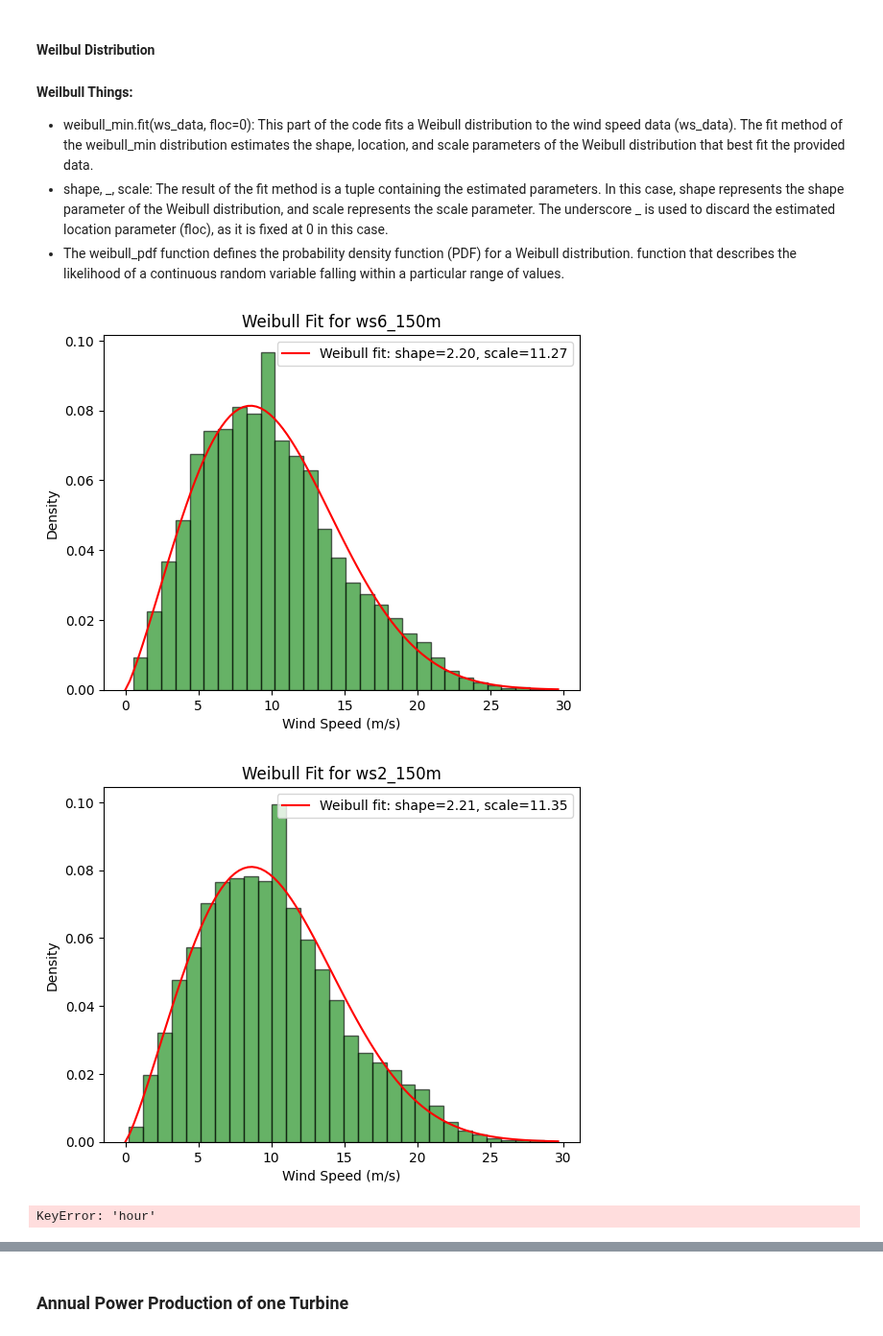
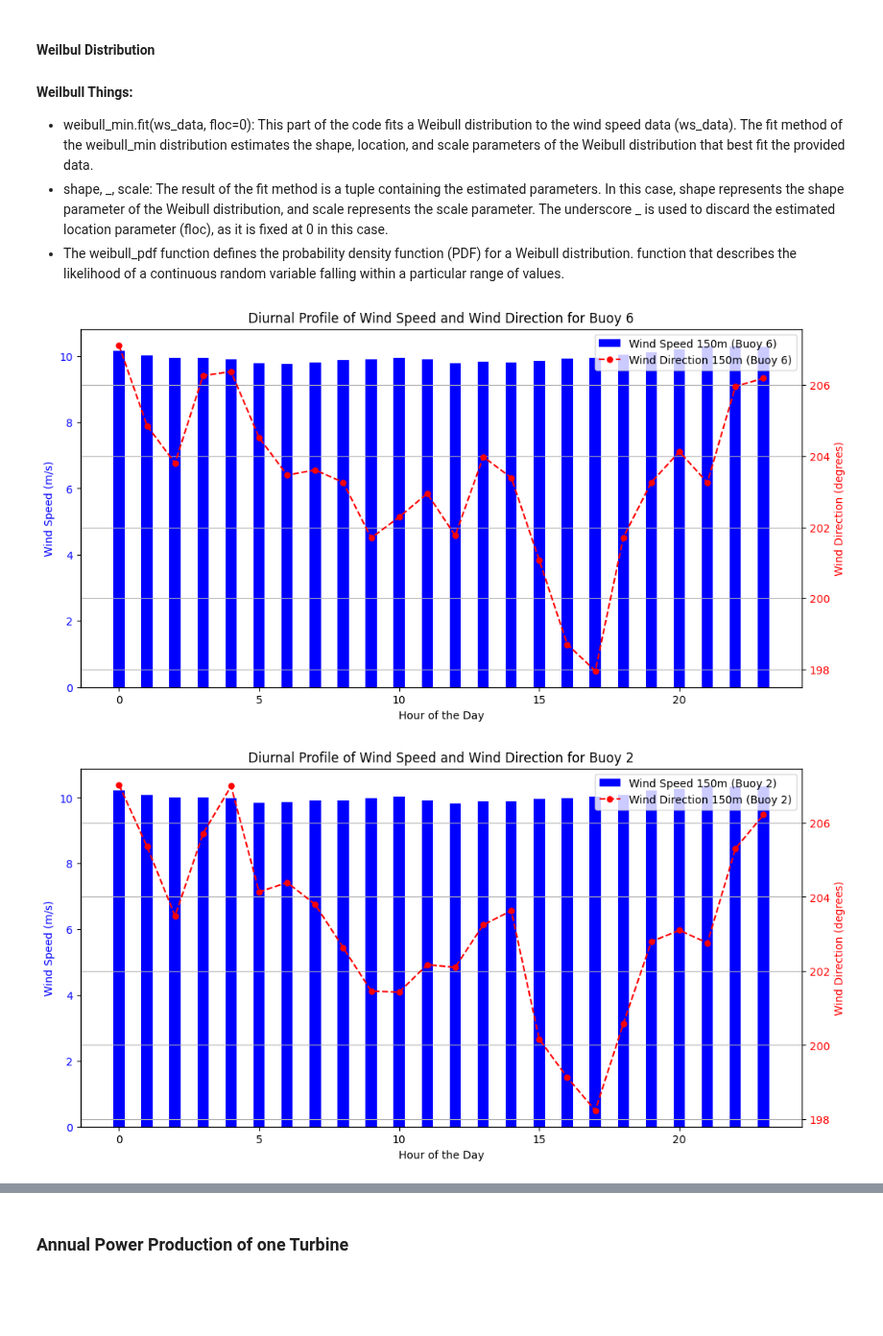
Before and after one commit to boujuan/StudentProject-Yield-Predictions-Offshore, a Jupyter notebook: Short_term_wind_climate_Julia.ipynb, the cells around one changed output, grey strips where cells are left out. Shown at 96% size. Saved outputs shown, nothing was run; the diff lists cells and outputs as text; code cells hidden in the pictures; blank space fills up the shorter version.

```diff
--- a/Short_term_wind_climate_Julia.ipynb
+++ b/Short_term_wind_climate_Julia.ipynb
@@ -583,20 +572,10 @@ def plot_weibull_fit(ws, title):
     plt.ylabel('Density')
     plt.legend()
     plt.show()
-
-# Plotting Weibull fit for ws6_150m
-plot_weibull_fit(df_interpol_height['ws6_150m'], 'Weibull Fit for ws6_150m')
-
-# Plotting Weibull fit for ws2_150m
-plot_weibull_fit(df_interpol_height['ws2_150m'], 'Weibull Fit for ws2_150m')
-
-#shape parameter k>2 indicates a distribution that is more peaked and has a narrower spread of wind speeds
-#scale paarameter determines the range of the distribution. As higher the scale paramter, the higher the wind speeds on average
-# %% [output]
-[figure, removed]
-[figure, removed]
 # %%
 # Group by hour and calculate the mean wind speed and direction for each hour
+df_interpol_height.index = pd.to_datetime(df_interpol_height.index)
+df_interpol_height['hour'] = df_interpol_height.index.hour
 diurnal_profile = df_interpol_height.groupby('hour').mean()
 
 # Plot for Buoy 6
@@ -620,33 +599,34 @@ fig.legend(loc="upper right", bbox_to_anchor=(1,1), bbox_transform=ax1.transAxes
 # Title and grid
 plt.title('Diurnal Profile of Wind Speed and Wind Direction for Buoy 6')
 plt.grid(True)
 
 plt.show()
 
 # Plot for Buoy 2
 fig, ax1 = plt.subplots(figsize=(12, 6))
 
 # Plot wind speed histogram on the left y-axis
 ax1.bar(diurnal_profile.index, diurnal_profile['ws2_150m'], width=0.4, label='Wind Speed 150m (Buoy 2)', color='b', align='center')
 ax1.set_xlabel('Hour of the Day')
 ax1.set_ylabel('Wind Speed (m/s)', color='b')
 ax1.tick_params(axis='y', labelcolor='b')
 
 # Create a second y-axis to plot wind direction
 ax2 = ax1.twinx()
 ax2.plot(diurnal_profile.index, diurnal_profile['wd2_150m'], 'r--o', label='Wind Direction 150m (Buoy 2)', markersize=5)
 ax2.set_ylabel('Wind Direction (degrees)', color='r')
 ax2.tick_params(axis='y', labelcolor='r')
 
 # Add legends
 fig.legend(loc="upper right", bbox_to_anchor=(1,1), bbox_transform=ax1.transAxes)
 
 # Title and grid
 plt.title('Diurnal Profile of Wind Speed and Wind Direction for Buoy 2')
 plt.grid(True)
 
 plt.show()
 # %% [output]
-KeyError: 'hour'
+[figure, added]
+[figure, added]
 # %%
 #check if groupby does what it should manually
```
Also changed, not shown: parts of 8 cells of this notebook, 1 other file.
